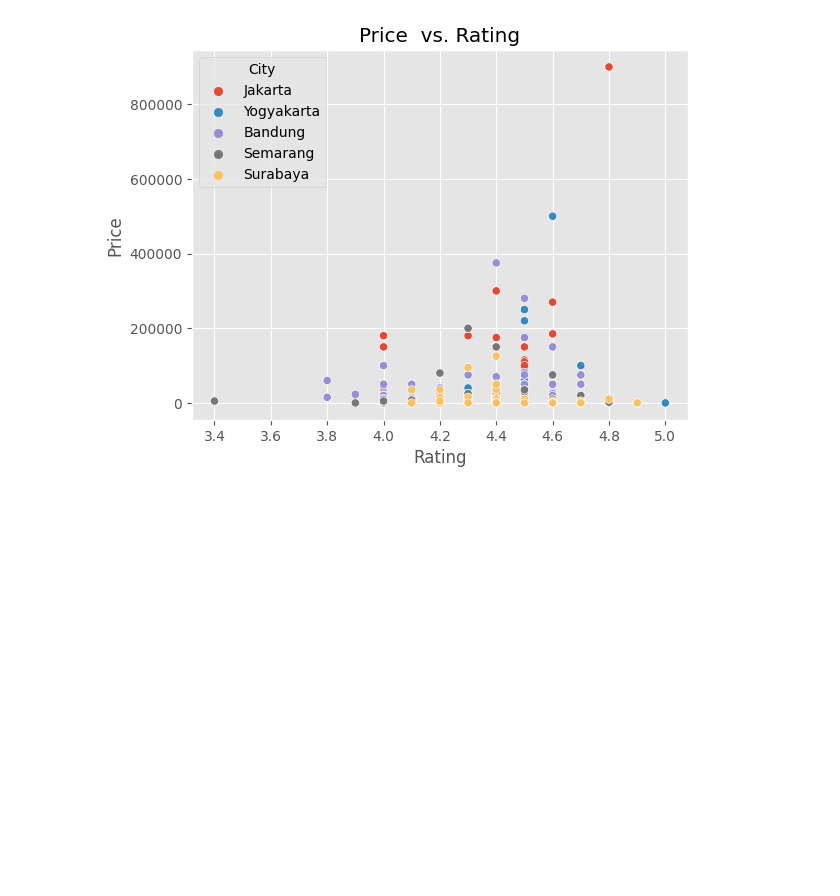
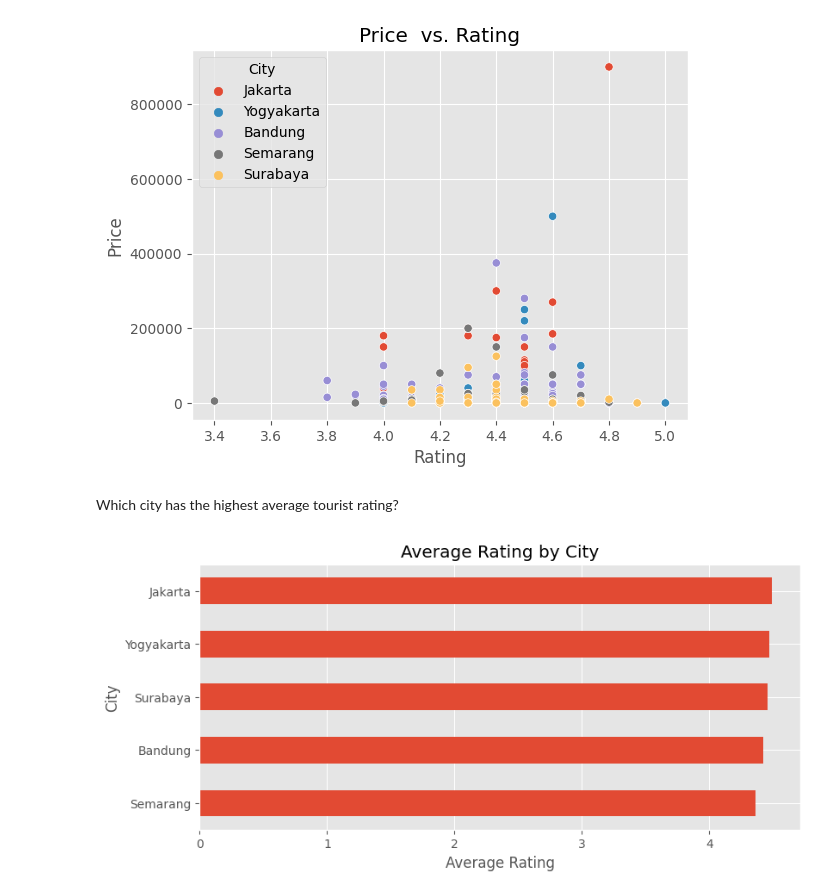
Before and after one commit to Vicysaragih/Applied-Data-Science-Capstone, a Jupyter notebook: TOURIST_EDA_PANDAS.ipynb, the cells around one changed output. Drawn from its saved outputs; the diff is of its cells as text; code cells hidden in the pictures; blank space fills up the shorter version.

```diff
--- a/TOURIST_EDA_PANDAS.ipynb
+++ b/TOURIST_EDA_PANDAS.ipynb
@@ -216,3 +214,16 @@ ax.set_title('Price  vs. Rating')
 plt.show()
 # %% [output]
 [figure]
+# %% [markdown]
+Which city has the highest average tourist rating?
+# %%
+ax = df.query('City != "Other"') \
+    .groupby('City')['Rating'] \
+    .agg(['mean','count']) \
+    .query('count >= 1.0 ') \
+    .sort_values('mean')['mean'] \
+    .plot(kind='barh', figsize=(9, 4), title='Average Rating by City')
+ax.set_xlabel('Average Rating')
+plt.show()
+# %% [output]
+[figure, added]
```
Also changed, not shown: parts of 9 cells of this notebook.
